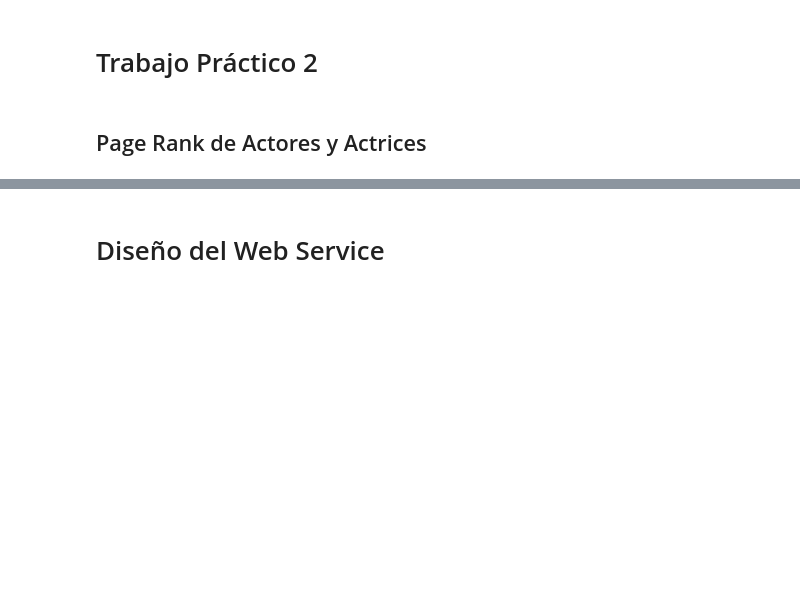
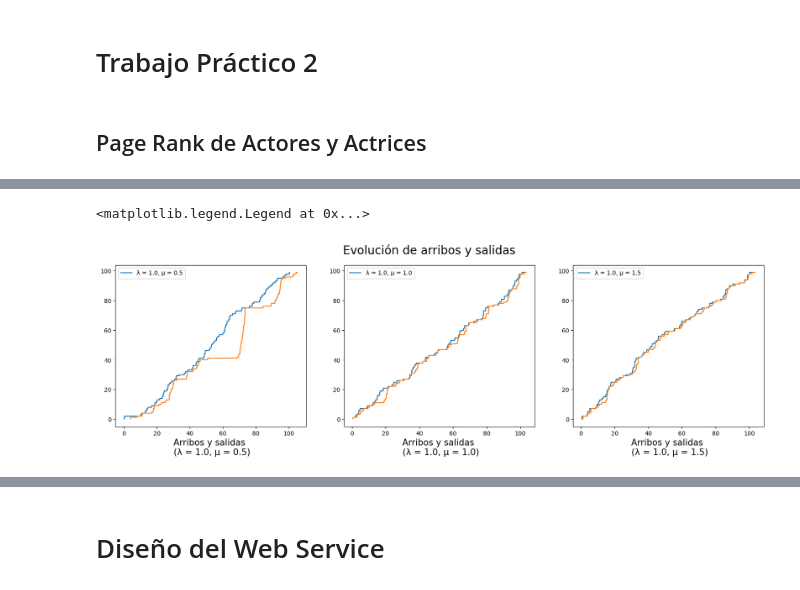
Before and after one commit to jalbarrac/simulacion_grupo2_2c_2022, a Jupyter notebook: TP2/TP2.ipynb, the cells around one changed output, grey strips where cells are left out. Cells and saved outputs as stored; diff of their text form; code cells hidden in the pictures; blank space fills up the shorter version.

```diff
--- a/TP2/TP2.ipynb
+++ b/TP2/TP2.ipynb
@@ -65,0 +283,18 @@ for p in random.choices(list(todas_palabras), k=BUSQUEDAS):
+# %%
+fig, ax3 = plt.subplots(nrows=1, ncols=3, figsize=(20, 5))
+ax3[0].step(x=metricasHist[3].arribos, y=range(len(metricasHist[3].arribos)))
+ax3[0].step(x=metricasHist[3].salidas, y=range(len(metricasHist[3].salidas)))
+ax3[1].step(x=metricasHist[4].arribos, y=range(len(metricasHist[4].arribos)))
+ax3[1].step(x=metricasHist[4].salidas, y=range(len(metricasHist[4].salidas)))
+ax3[2].step(x=metricasHist[5].arribos, y=range(len(metricasHist[5].arribos)))
+ax3[2].step(x=metricasHist[5].salidas, y=range(len(metricasHist[5].salidas)))
+fig.suptitle("Evolución de arribos y salidas", fontsize=20)
+ax3[0].set_xlabel(f'Arribos y salidas \n (λ = {metricasHist[3].tasa_arribos}, μ = {metricasHist[3].tasa_servicio})', fontsize=15)
+ax3[1].set_xlabel(f'Arribos y salidas \n (λ = {metricasHist[4].tasa_arribos}, μ = {metricasHist[4].tasa_servicio})', fontsize=15)
+ax3[2].set_xlabel(f'Arribos y salidas \n (λ = {metricasHist[5].tasa_arribos}, μ = {metricasHist[5].tasa_servicio})', fontsize=15)
+ax3[0].legend([f'λ = {metricasHist[3].tasa_arribos}, μ = {metricasHist[3].tasa_servicio}'])
+ax3[1].legend([f'λ = {metricasHist[4].tasa_arribos}, μ = {metricasHist[4].tasa_servicio}'])
+ax3[2].legend([f'λ = {metricasHist[5].tasa_arribos}, μ = {metricasHist[5].tasa_servicio}'])
+# %% [output]
+<matplotlib.legend.Legend at 0x...>
+[figure, added]
```
Also changed, not shown: parts of 20 cells of this notebook.
